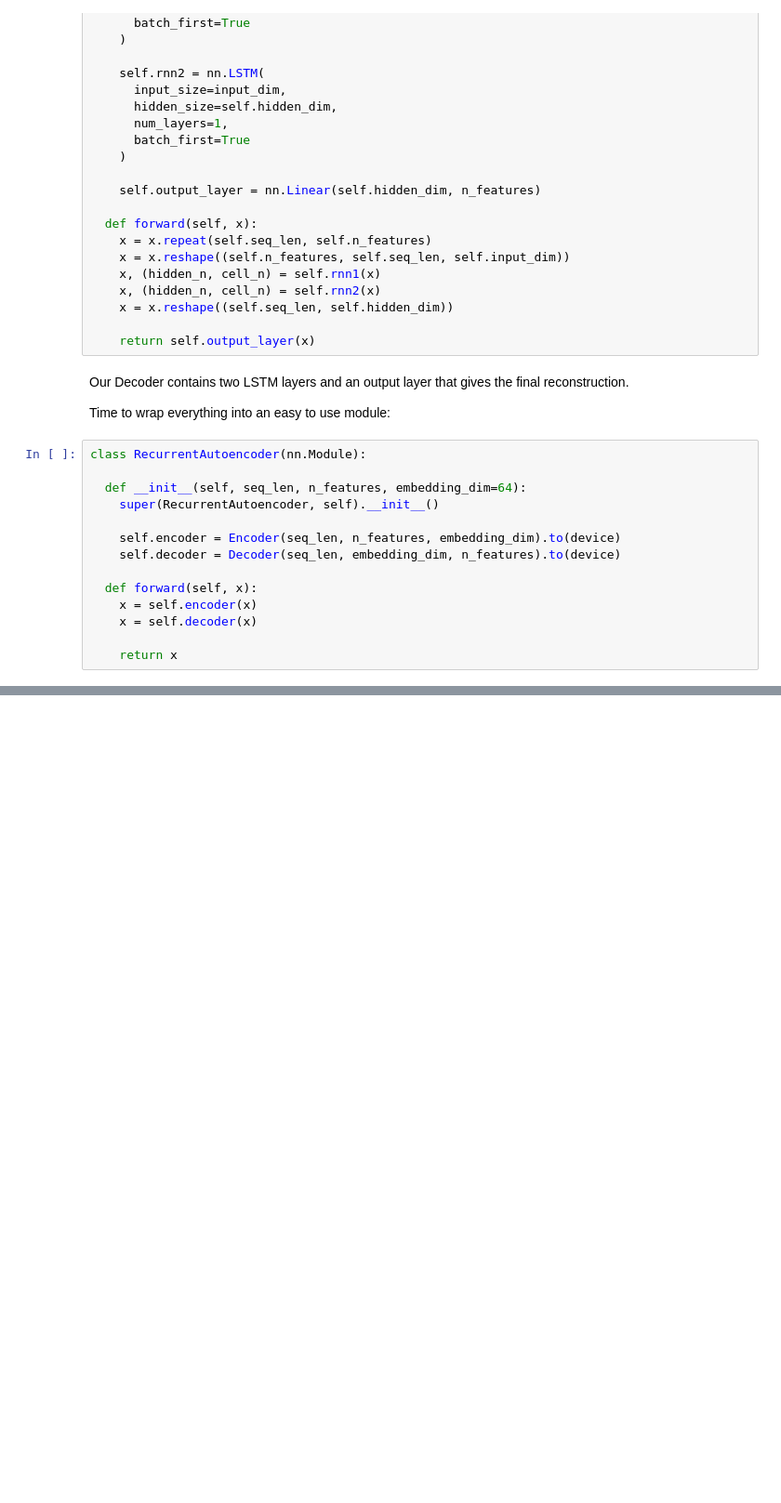
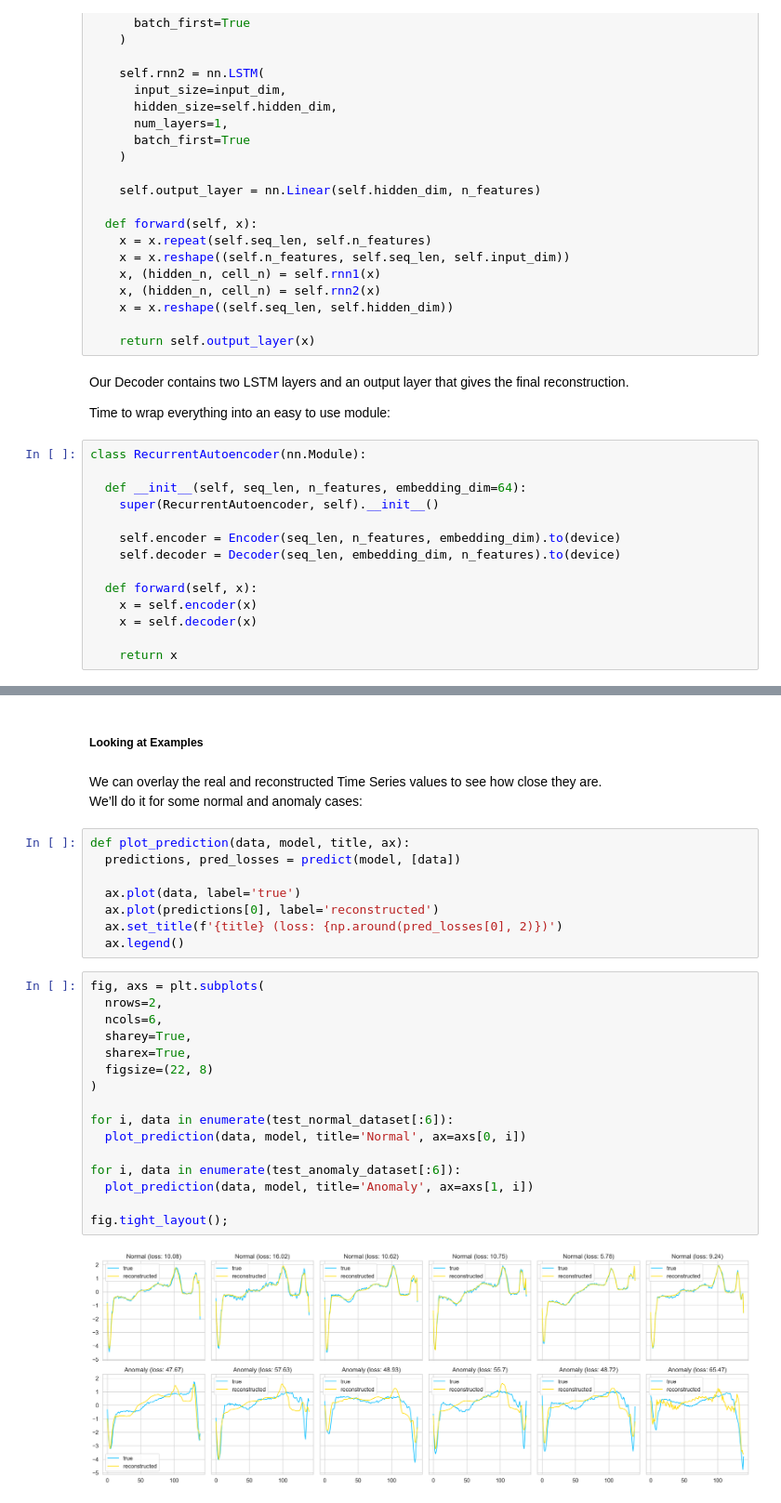
Before and after one commit to pamuditha/icbt-msc-ds-rus50-8181, a Jupyter notebook: Network_Anommaly_data_analysis.ipynb, the cells around one changed output, grey strips where cells are left out. Shown at 93% size. Saved outputs shown, nothing was run; the diff lists cells and outputs as text; blank space fills up the shorter version.

```diff
--- a/Network_Anommaly_data_analysis.ipynb
+++ b/Network_Anommaly_data_analysis.ipynb
@@ -295,0 +502,30 @@ class RecurrentAutoencoder(nn.Module):
+# %% [markdown]
+##### Looking at Examples
+# %% [markdown]
+We can overlay the real and reconstructed Time Series values to see how close they are. <br>We’ll do it for some normal and anomaly cases:
+# %%
+def plot_prediction(data, model, title, ax):
+  predictions, pred_losses = predict(model, [data])
+
+  ax.plot(data, label='true')
+  ax.plot(predictions[0], label='reconstructed')
+  ax.set_title(f'{title} (loss: {np.around(pred_losses[0], 2)})')
+  ax.legend()
+# %%
+fig, axs = plt.subplots(
+  nrows=2,
+  ncols=6,
+  sharey=True,
+  sharex=True,
+  figsize=(22, 8)
+)
+
+for i, data in enumerate(test_normal_dataset[:6]):
+  plot_prediction(data, model, title='Normal', ax=axs[0, i])
+
+for i, data in enumerate(test_anomaly_dataset[:6]):
+  plot_prediction(data, model, title='Anomaly', ax=axs[1, i])
+
+fig.tight_layout();
+# %% [output]
+[figure, added]
```
Also changed, not shown: parts of 32 cells of this notebook.
